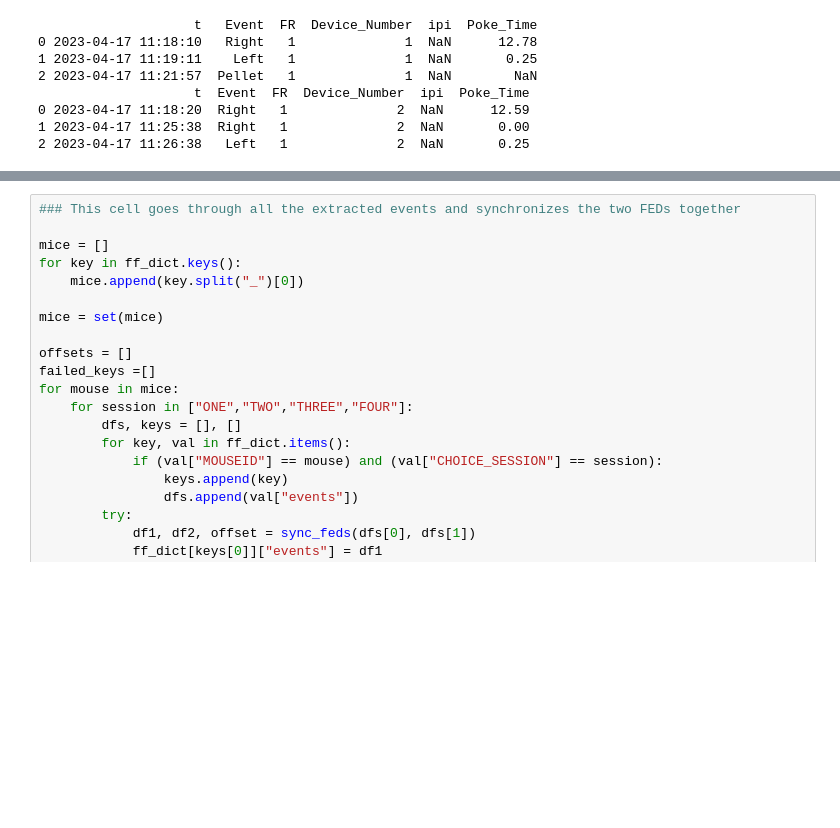
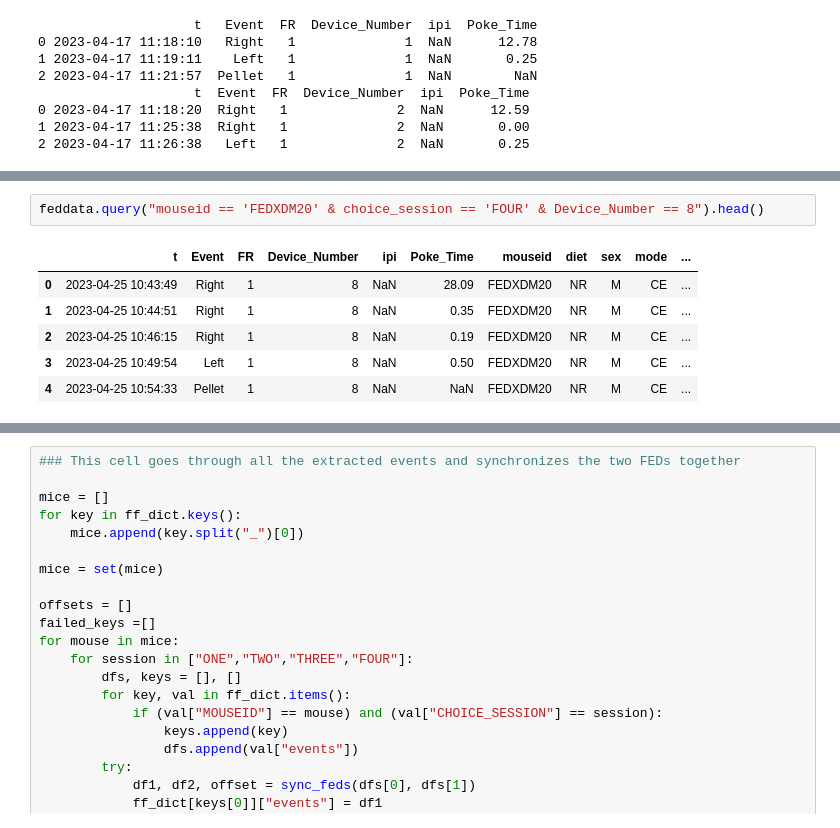
Before and after one commit to Htbibalan/FEDPROFERENCE, a Jupyter notebook: notebooks/FEDXD_READ_DATA_with_sync.ipynb, the cells around one changed output, grey strips where cells are left out. Cells and saved outputs as stored; diff of their text form; blank space fills up the shorter version.

```diff
--- a/notebooks/FEDXD_READ_DATA_with_sync.ipynb
+++ b/notebooks/FEDXD_READ_DATA_with_sync.ipynb
@@ -202,0 +172,9 @@ File is excel file. Making csv metafile first
+# %%
+feddata.query("mouseid == 'FEDXDM20' & choice_session == 'FOUR' & Device_Number == 8").head()
+# %% [output]
+|  | t | Event | FR | Device_Number | ipi | Poke_Time | mouseid | diet | sex | mode | ... |
+| 0 | 2023-04-25 10:43:49 | Right | 1 | 8 | NaN | 28.09 | FEDXDM20 | NR | M | CE | ... |
+| 1 | 2023-04-25 10:44:51 | Right | 1 | 8 | NaN | 0.35 | FEDXDM20 | NR | M | CE | ... |
+| 2 | 2023-04-25 10:46:15 | Right | 1 | 8 | NaN | 0.19 | FEDXDM20 | NR | M | CE | ... |
+| 3 | 2023-04-25 10:49:54 | Left | 1 | 8 | NaN | 0.50 | FEDXDM20 | NR | M | CE | ... |
+| 4 | 2023-04-25 10:54:33 | Pellet | 1 | 8 | NaN | NaN | FEDXDM20 | NR | M | CE | ... |
```
Also changed, not shown: parts of 11 cells of this notebook.
